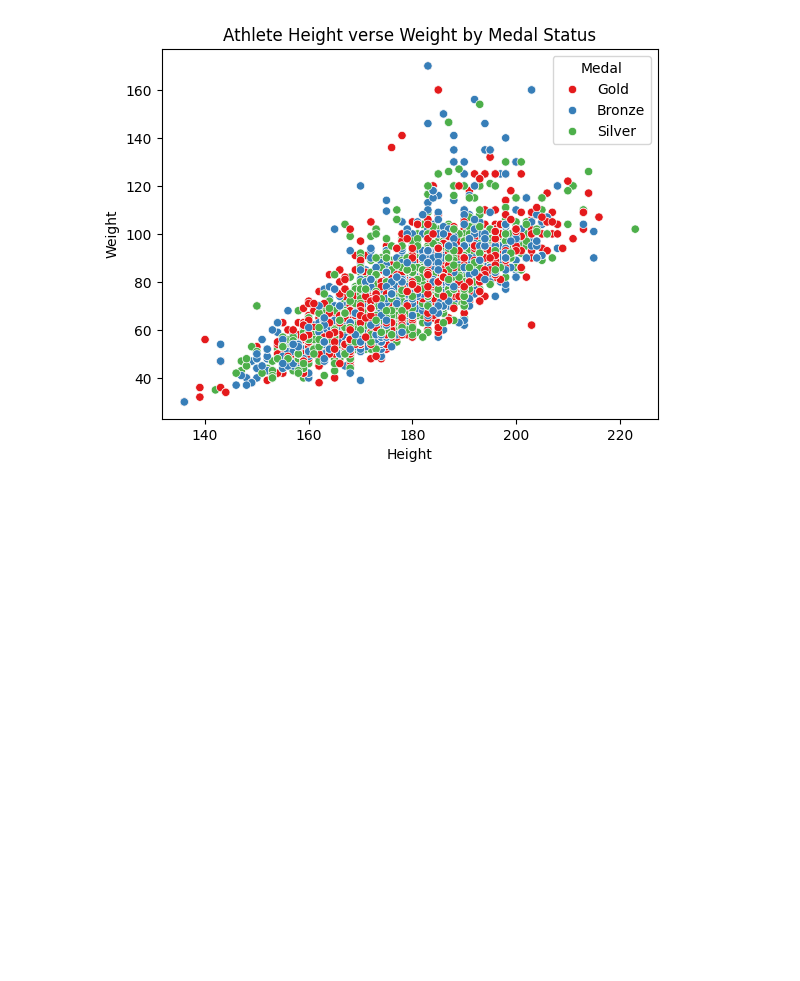
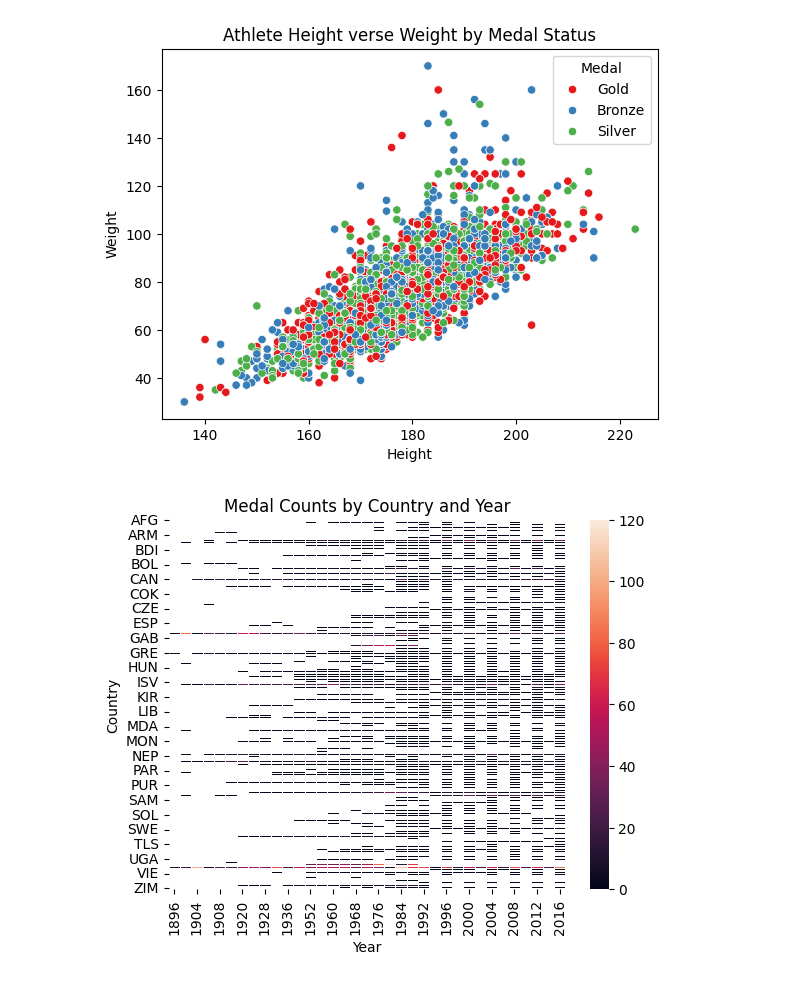
Before and after one commit to samwanyua/Exploratory-Data-Analysis-EDA--Olympics-Dataset, a Jupyter notebook: Notebook.ipynb, the cells around one changed output. Drawn from its saved outputs; the diff is of its cells as text; code cells hidden in the pictures; blank space fills up the shorter version.

Commit message:
Data Visualization with Seaborn

```diff
--- a/Notebook.ipynb
+++ b/Notebook.ipynb
@@ -333,3 +333,13 @@ plt.legend(title= "Medal")
 plt.show()
 # %% [output]
 [figure]
+# %%
+medals_by_country_year = data.pivot_table(index="NOC", columns="Year", values="Medal", aggfunc="count")
+sns.heatmap(medals_by_country_year, linewidths=0.5)
+plt.title("Medal Counts by Country and Year")
+plt.xlabel("Year")
+plt.ylabel("Country")
+plt.xticks(rotation = 90)
+plt.show()
+# %% [output]
+[figure, added]
```
